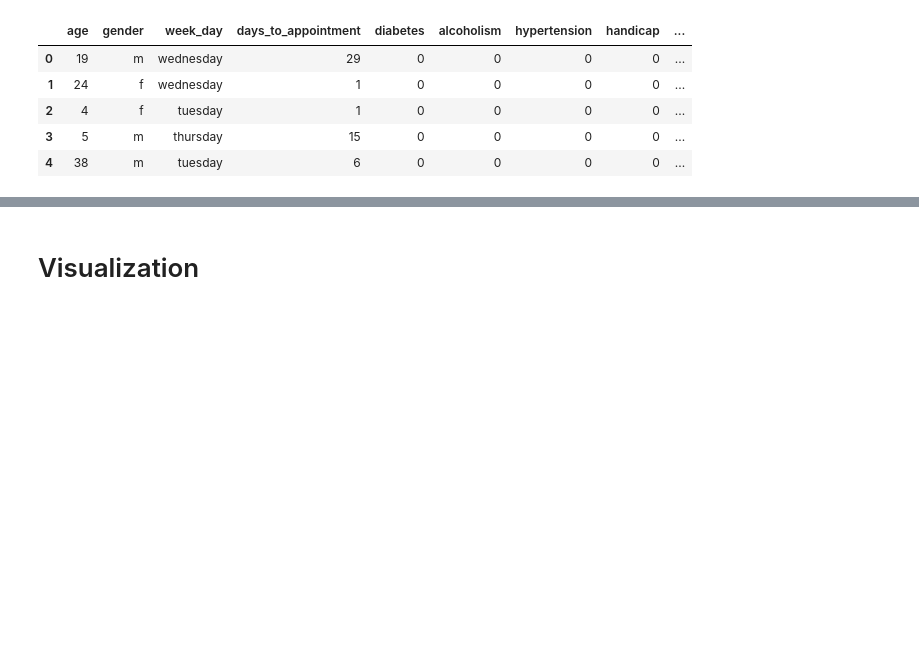
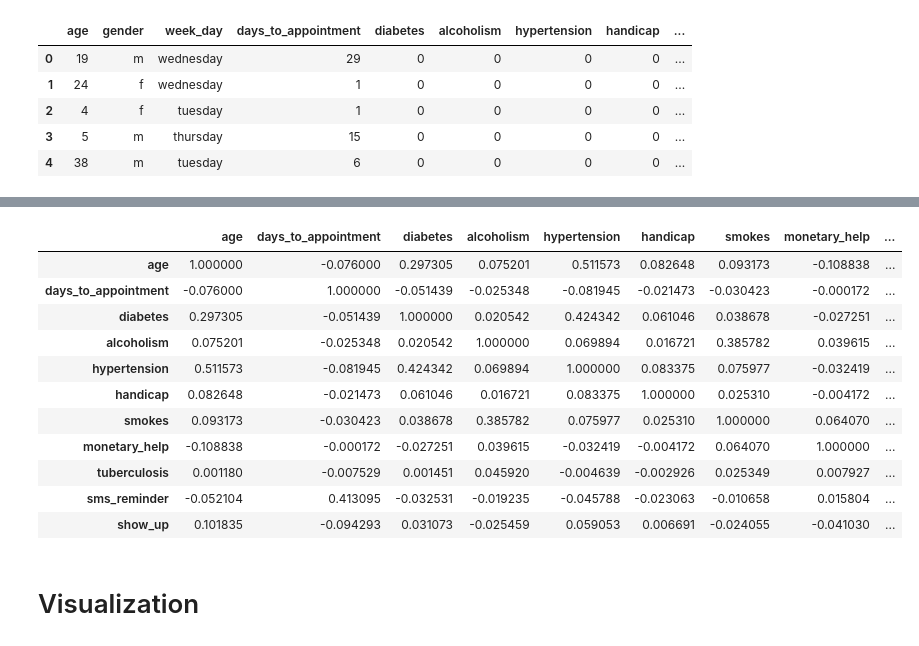
Before and after one commit to edvalente/mlnd-capstone-project, a Jupyter notebook: notebooks/capstone-scrapbook.ipynb, the cells around one changed output, grey strips where cells are left out. Cells and saved outputs as stored; diff of their text form; code cells hidden in the pictures; blank space fills up the shorter version.

```diff
--- a/notebooks/capstone-scrapbook.ipynb
+++ b/notebooks/capstone-scrapbook.ipynb
@@ -61,3 +66,18 @@ vit.head()
+# %%
+vit.corr("spearman")
+# %% [output]
+|  | age | days_to_appointment | diabetes | alcoholism | hypertension | handicap | smokes | monetary_help | ... |
+| age | 1.000000 | -0.076000 | 0.297305 | 0.075201 | 0.511573 | 0.082648 | 0.093173 | -0.108838 | ... |
+| days_to_appointment | -0.076000 | 1.000000 | -0.051439 | -0.025348 | -0.081945 | -0.021473 | -0.030423 | -0.000172 | ... |
+| diabetes | 0.297305 | -0.051439 | 1.000000 | 0.020542 | 0.424342 | 0.061046 | 0.038678 | -0.027251 | ... |
+| alcoholism | 0.075201 | -0.025348 | 0.020542 | 1.000000 | 0.069894 | 0.016721 | 0.385782 | 0.039615 | ... |
+| hypertension | 0.511573 | -0.081945 | 0.424342 | 0.069894 | 1.000000 | 0.083375 | 0.075977 | -0.032419 | ... |
+| handicap | 0.082648 | -0.021473 | 0.061046 | 0.016721 | 0.083375 | 1.000000 | 0.025310 | -0.004172 | ... |
+| smokes | 0.093173 | -0.030423 | 0.038678 | 0.385782 | 0.075977 | 0.025310 | 1.000000 | 0.064070 | ... |
+| monetary_help | -0.108838 | -0.000172 | -0.027251 | 0.039615 | -0.032419 | -0.004172 | 0.064070 | 1.000000 | ... |
+| tuberculosis | 0.001180 | -0.007529 | 0.001451 | 0.045920 | -0.004639 | -0.002926 | 0.025349 | 0.007927 | ... |
+| sms_reminder | -0.052104 | 0.413095 | -0.032531 | -0.019235 | -0.045788 | -0.023063 | -0.010658 | 0.015804 | ... |
+| show_up | 0.101835 | -0.094293 | 0.031073 | -0.025459 | 0.059053 | 0.006691 | -0.024055 | -0.041030 | ... |
 # %% [markdown]
 # Visualization
 # %%
```
Also changed, not shown: parts of 12 cells of this notebook, 1 other file.
